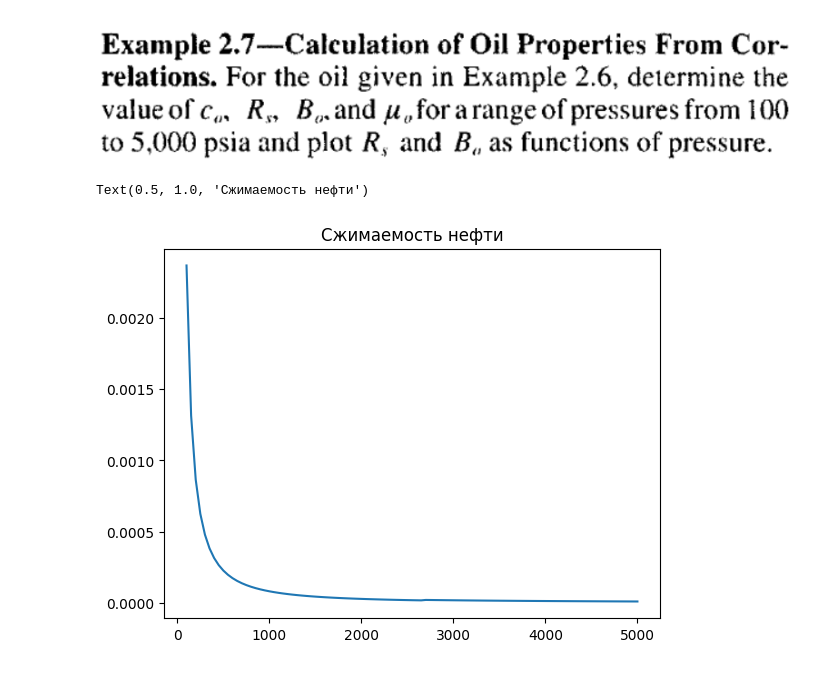
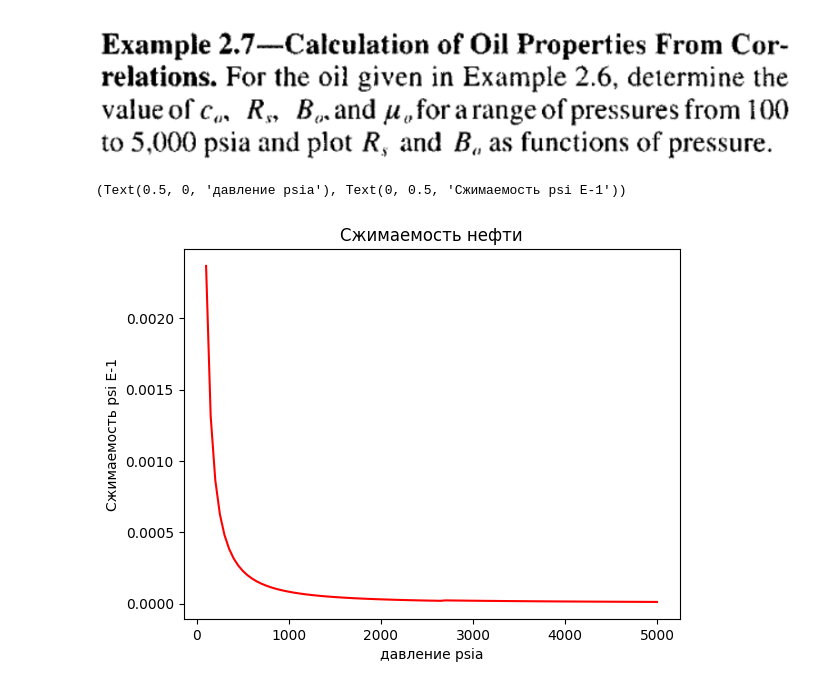
Before and after one commit to edisonc57/exercises, a Jupyter notebook: расчеты_свойств_нефти_.ipynb, the cells around one changed output. Saved outputs shown, nothing was run; the diff lists cells and outputs as text; code cells hidden in the pictures.

```diff
--- a/расчеты_свойств_нефти_.ipynb
+++ b/расчеты_свойств_нефти_.ipynb
@@ -16,16 +16,17 @@ Pb= 2651.7
 # %%
 pressure= np.arange(100,5050,50)
 Coil_lista= []
 
 for i in range(len(pressure)):
   if pressure[i] < Pb:
     Coil= np.exp((-7.573)-(1.450 * np.log(pressure[i])) - (0.383*np.log(Pb))+ (1.402*np.log(T)) + (0.256*np.log(api)) + (0.449*np.log(Rsb)))
   if pressure[i] > Pb:
     Coil= ((5*Rsb)+(17.2*T)-(1.180*sg)+(api)-(1.433))/(pressure[i] * (10**5))
 
   Coil_lista.append(float(Coil))
-plt.plot(pressure, Coil_lista)
+plt.plot(pressure, Coil_lista, "r")
 plt.title("Сжимаемость нефти")
+plt.xlabel("давление psia"), plt.ylabel ("Сжимаемость psi E-1")
 # %% [output]
-Text(0.5, 1.0, 'Сжимаемость нефти')
+(Text(0.5, 0, 'давление psia'), Text(0, 0.5, 'Сжимаемость psi E-1'))
-[figure, old version]
+[figure, new version]
```
